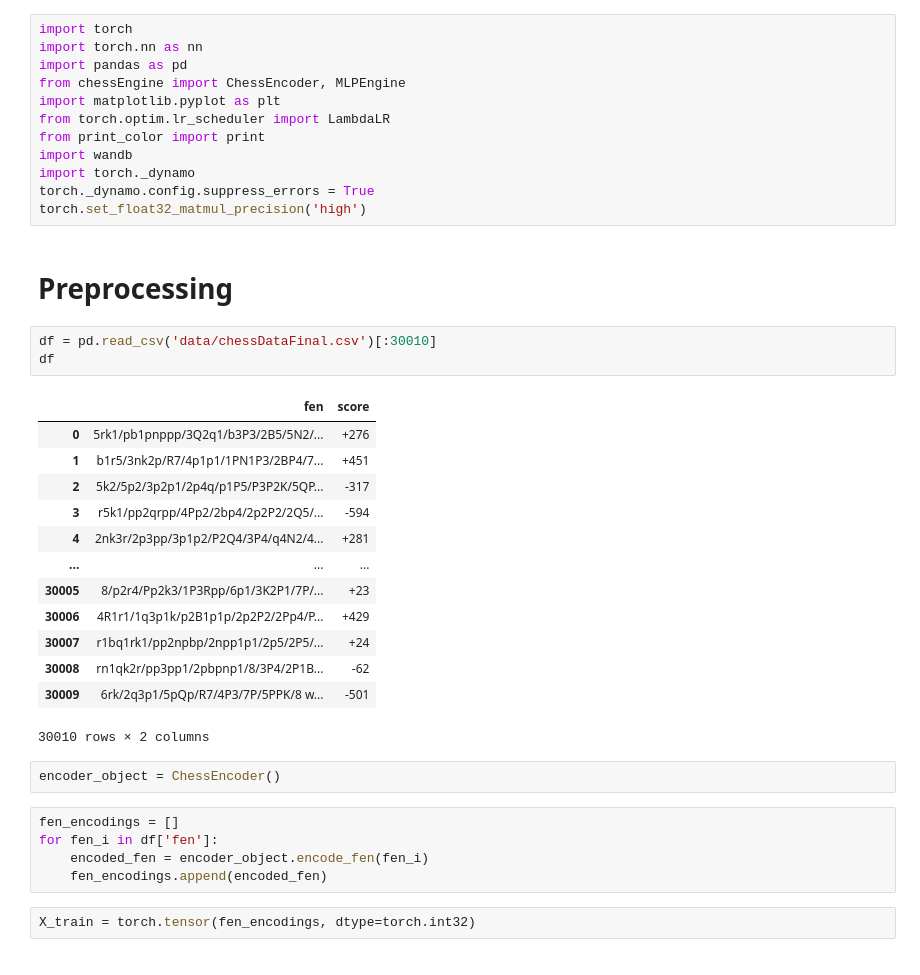
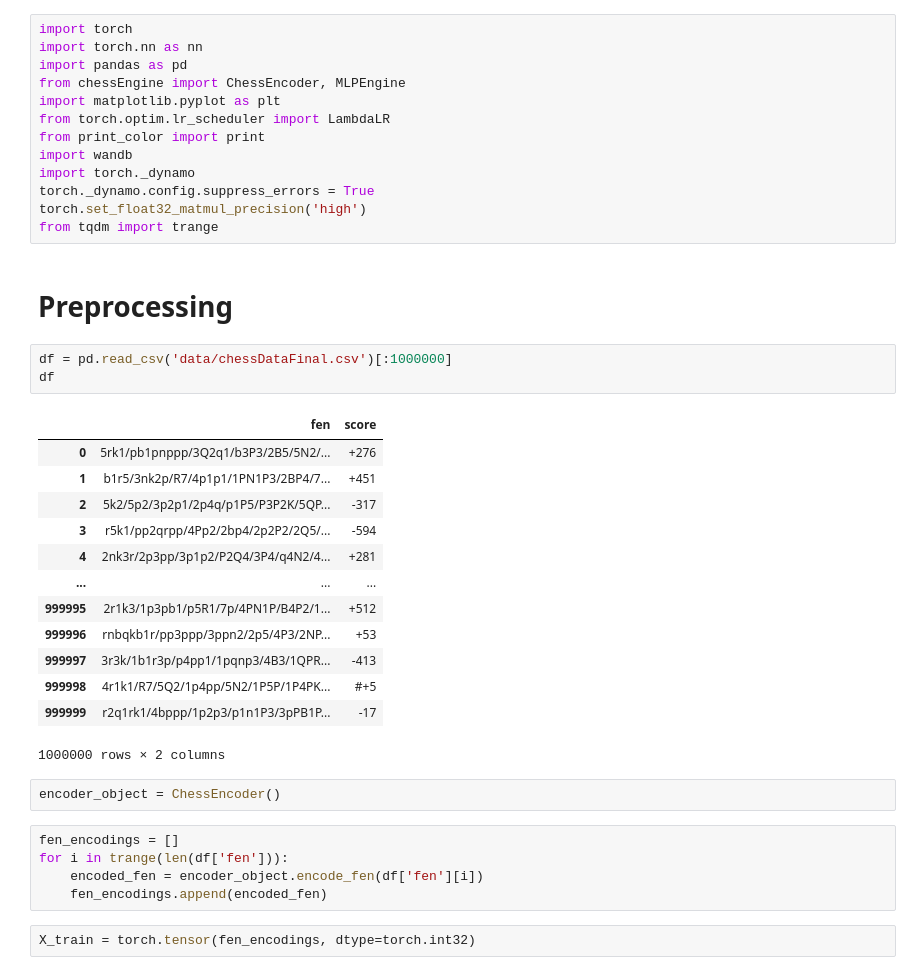
Before and after one commit to Arjun-G-Ravi/AI-Chess, a Jupyter notebook: chessEngineTrainer.ipynb, the cells around one changed output. Saved outputs shown, nothing was run; the diff lists cells and outputs as text.

```diff
--- a/chessEngineTrainer.ipynb
+++ b/chessEngineTrainer.ipynb
@@ -10,31 +10,32 @@ import wandb
 import torch._dynamo
 torch._dynamo.config.suppress_errors = True
 torch.set_float32_matmul_precision('high')
+from tqdm import trange
 # %% [markdown]
 # Preprocessing
 # %%
-df = pd.read_csv('data/chessDataFinal.csv')[:30010]
+df = pd.read_csv('data/chessDataFinal.csv')[:1000000]
 df
 # %% [output]
 |  | fen | score |
 | 0 | 5rk1/pb1pnppp/3Q2q1/b3P3/2B5/5N2/... | +276 |
 | 1 | b1r5/3nk2p/R7/4p1p1/1PN1P3/2BP4/7... | +451 |
 | 2 | 5k2/5p2/3p2p1/2p4q/p1P5/P3P2K/5QP... | -317 |
 | 3 | r5k1/pp2qrpp/4Pp2/2bp4/2p2P2/2Q5/... | -594 |
 | 4 | 2nk3r/2p3pp/3p1p2/P2Q4/3P4/q4N2/4... | +281 |
 | ... | ... | ... |
-| 30005 | 8/p2r4/Pp2k3/1P3Rpp/6p1/3K2P1/7P/... | +23 |
-| 30006 | 4R1r1/1q3p1k/p2B1p1p/2p2P2/2Pp4/P... | +429 |
-| 30007 | r1bq1rk1/pp2npbp/2npp1p1/2p5/2P5/... | +24 |
-| 30008 | rn1qk2r/pp3pp1/2pbpnp1/8/3P4/2P1B... | -62 |
-| 30009 | 6rk/2q3p1/5pQp/R7/4P3/7P/5PPK/8 w... | -501 |
+| 999995 | 2r1k3/1p3pb1/p5R1/7p/4PN1P/B4P2/1... | +512 |
+| 999996 | rnbqkb1r/pp3ppp/3ppn2/2p5/4P3/2NP... | +53 |
+| 999997 | 3r3k/1b1r3p/p4pp1/1pqnp3/4B3/1QPR... | -413 |
+| 999998 | 4r1k1/R7/5Q2/1p4pp/5N2/1P5P/1P4PK... | #+5 |
+| 999999 | r2q1rk1/4bppp/1p2p3/p1n1P3/3pPB1P... | -17 |
-30010 rows × 2 columns
+1000000 rows × 2 columns
 # %%
 encoder_object = ChessEncoder()
 # %%
 fen_encodings = []
-for fen_i in df['fen']:
-    encoded_fen = encoder_object.encode_fen(fen_i)
+for i in trange(len(df['fen'])):
+    encoded_fen = encoder_object.encode_fen(df['fen'][i])
     fen_encodings.append(encoded_fen)
 # %%
 X_train = torch.tensor(fen_encodings, dtype=torch.int32)
```
Also changed, not shown: parts of 4 cells of this notebook, 1 other file.
